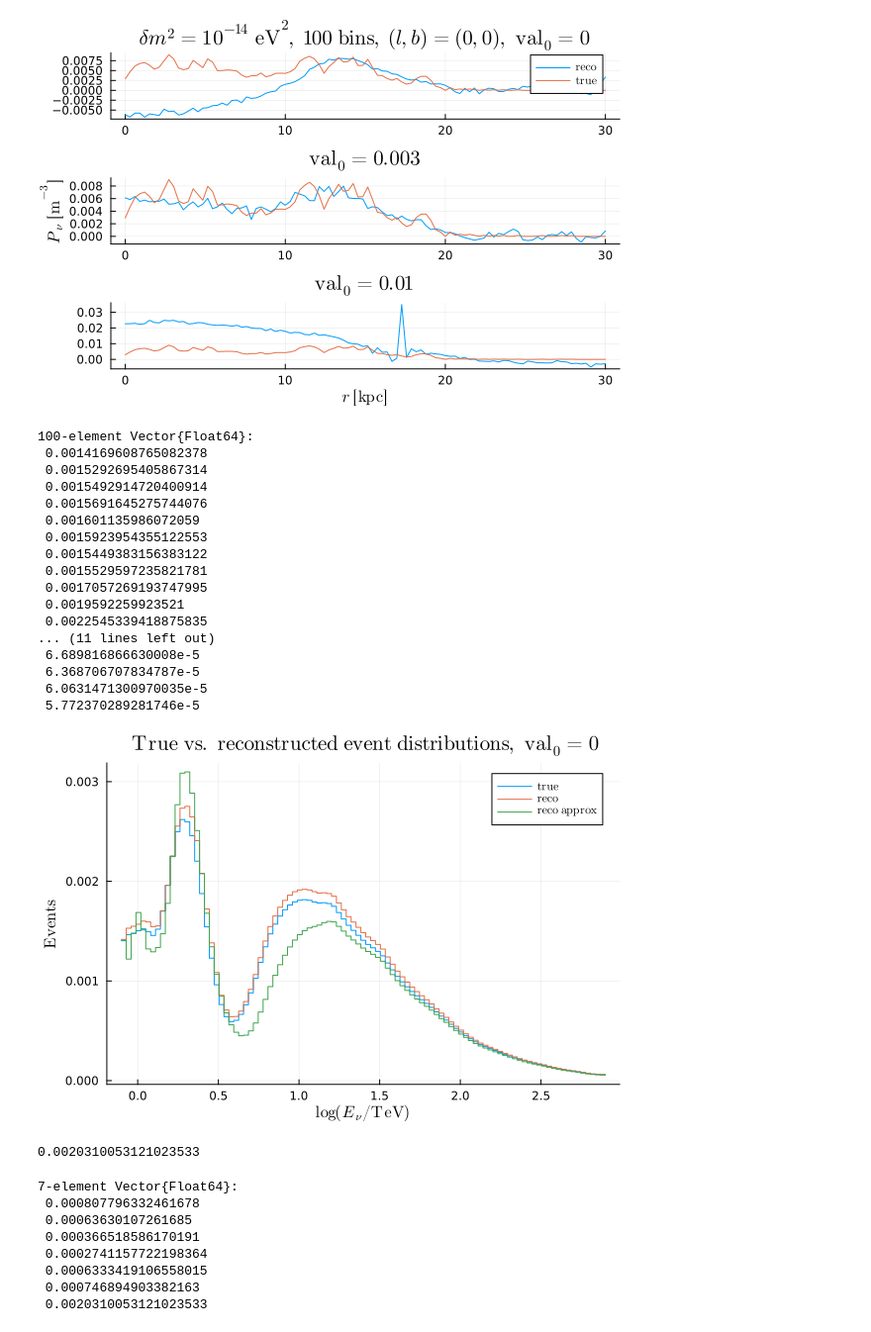
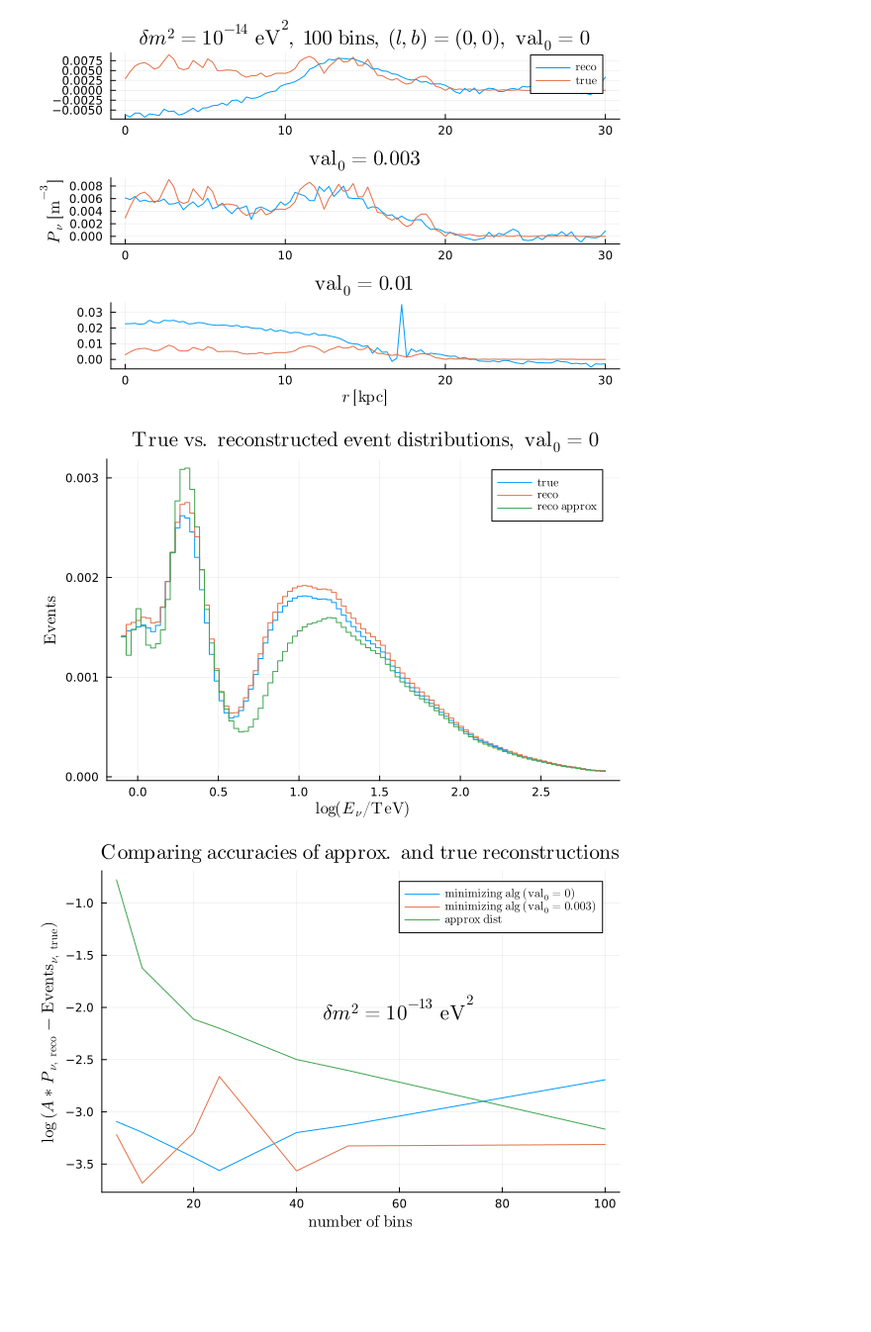
Before and after one commit to mymacd2/pseudo-Dirac-summer-research, a Jupyter notebook: GC_calcs/julia_gc_reco_test.ipynb, the cells around one changed output. Shown at 99% size. Saved outputs shown, nothing was run; the diff lists cells and outputs as text; code cells hidden in the pictures; blank space fills up the shorter version.

```diff
--- a/GC_calcs/julia_gc_reco_test.ipynb
+++ b/GC_calcs/julia_gc_reco_test.ipynb
@@ -431,59 +386,44 @@ plot(plot0, plot1, plot3, layout=(3,1))
 # %% [output]
 [figure]
 # %%
+# Plotting the event distributions that result from different PDF reconstruction algs
+
 bins = 100; dm2 = 10^(-14)
 
 ebins = range(log10(emin), log10(emax), bins)
 
 recoedistapprox = matrixA(dm2, 0, 0, bins) * pdreconstructapprox(dm2, 0, 0, bins, 0.0)
 recoedist = matrixA(dm2, 0, 0, bins) * pdreconstruct(dm2, 0, 0, bins)
+
+plot(
+    ebins,
+    [perfectedist(dm2, 0, 0, 0.005, bins) recoedist recoedistapprox],
+    seriestype=:step,
+    xlabel=L"\log (E_{\nu} / \mathrm{TeV})",
+    ylabel=L"\mathrm{Events}",
+    label=[L"\mathrm{true}" L"\mathrm{reco}" L"\mathrm{reco~approx}"],
+    title=L"\mathrm{~True~vs.~reconstructed~event~distributions},~\mathrm{val}_0 = 0"
+)
 # %% [output]
-100-element Vector{Float64}:
- 0.0014169608765082378
- 0.0015292695405867314
- 0.0015492914720400914
- 0.0015691645275744076
- 0.001601135986072059
- 0.0015923954355122553
- 0.0015449383156383122
- 0.0015529597235821781
- 0.0017057269193747995
- 0.0019592259923521
- 0.0022545339418875835
-... (11 lines left out)
- 6.689816866630008e-5
- 6.368706707834787e-5
- 6.0631471300970035e-5
- 5.772370289281746e-5
+[figure, added]
-# %%
-plot(
-    ebins,
-    [perfectedist(dm2, 0, 0, 0.005, bins) recoedist recoedistapprox],
-    seriestype=:step,
-    xlabel=L"\log (E_{\nu} / \mathrm{TeV})",
-    ylabel=L"\mathrm{Events}",
-    label=[L"\mathrm{true}" L"\mathrm{reco}" L"\mathrm{reco~approx}"],
-    title=L"\mathrm{~True~vs.~reconstructed~event~distributions},~\mathrm{val}_0 = 0"
-)
-# %% [output]
-[figure, removed]
-# %%
-norm(recoedistapprox .- perfectedist(dm2, 0, 0, 0.005, bins))
-# norm(recoedist .- perfectedist(dm2, 0, 0, 0.005, bins))
-# %% [output]
-0.0020310053121023533
 # %%
-dm2 = 10^(-14)
+# Plotting the difference between the accuracies of different reconstructions algorithms as a function of bin number
+
+dm2 = 10^(-13)
 binss = [5, 10, 20, 25, 40, 50, 100]
 
 accs = [norm(matrixA(dm2, 0, 0, bins) * pdreconstruct(dm2, 0, 0, bins) .- perfectedist(dm2, 0, 0, 0.005, bins)) for bins in binss]
-accsapprox = [norm(matrixA(dm2, 0, 0, bins) * pdreconstructapprox(dm2, 0, 0, bins) .- perfectedist(dm2, 0, 0, 0.005, bins)) for bins in binss]
+accsapprox0 = [norm(matrixA(dm2, 0, 0, bins) * pdreconstructapprox(dm2, 0, 0, bins, 0) .- perfectedist(dm2, 0, 0, 0.005, bins)) for bins in binss]
+accsapprox3 = [norm(matrixA(dm2, 0, 0, bins) * pdreconstructapprox(dm2, 0, 0, bins, 0.003) .- perfectedist(dm2, 0, 0, 0.005, bins)) for bins in binss]
+
+plot(
+    binss,
+    [log10.(accsapprox) log10.(accsapprox3) log10.(accs)],
+    xlabel=L"\mathrm{number~of~bins}",
+    ylabel=L"\log~(A * P_{\nu,~\mathrm{reco}} - \mathrm{Events}_{\nu,~\mathrm{true}})",
+    label=[L"\mathrm{minimizing~alg}~(\mathrm{val}_0 = 0)" L"\mathrm{minimizing~alg}~(\mathrm{val}_0 = 0.003)" L"\mathrm{approx~dist}"],
+    title=L"\mathrm{Comparing~accuracies~of~approx.~and~true~reconstructions}",
+    ann=[(60, -2, L"\delta m^2 = 10^{-13}~\mathrm{eV}^2")]
+)
 # %% [output]
-7-element Vector{Float64}:
- 0.000807796332461678
- 0.00063630107261685
- 0.000366518586170191
- 0.0002741157722198364
- 0.0006333419106558015
- 0.000746894903382163
- 0.0020310053121023533
+[figure, added]
```
Also changed, not shown: parts of 7 cells of this notebook.
